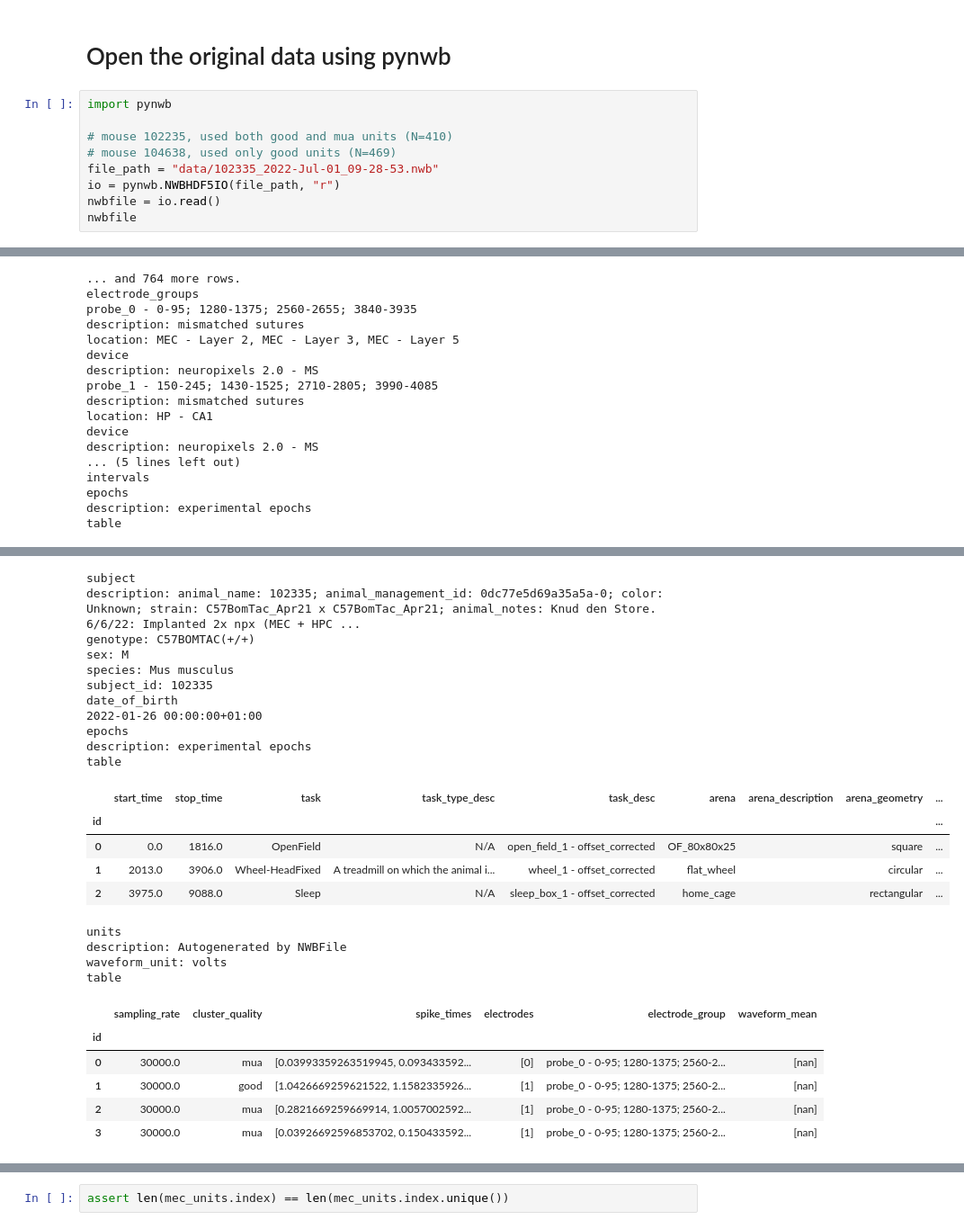
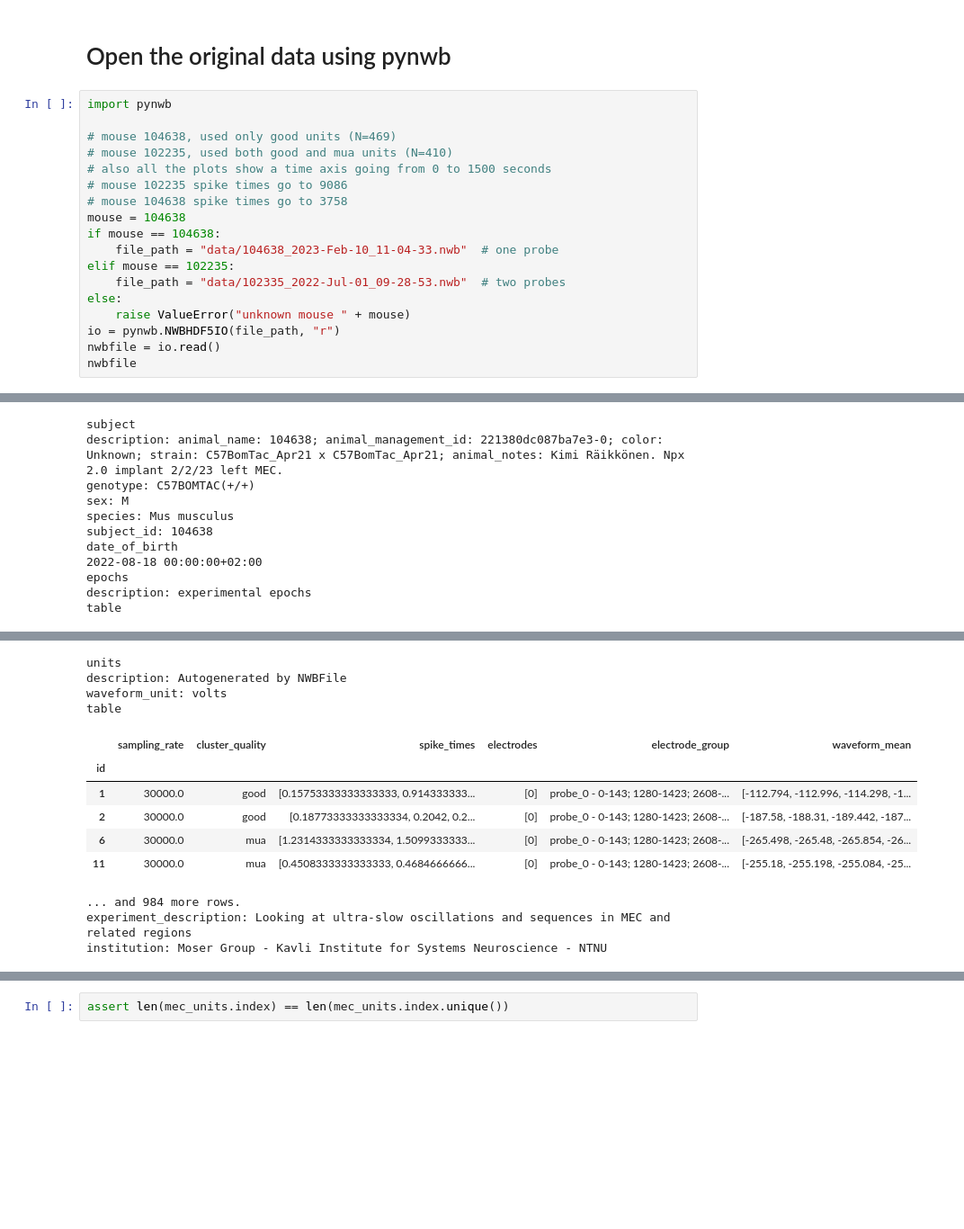
Before and after one commit to rly/replicate-gonzalo-cogno-2023, a Jupyter notebook: figure1_autocorr.ipynb, the cells around one changed output, grey strips where cells are left out. Shown at 90% size. Drawn from its saved outputs; the diff is of its cells as text; blank space fills up the shorter version.

```diff
--- a/figure1_autocorr.ipynb
+++ b/figure1_autocorr.ipynb
@@ -14,9 +14,18 @@ Navigate to `data/ecephys/`, open the two directories, select the NWB files, and
 # %%
 import pynwb
 
+# mouse 104638, used only good units (N=469)
 # mouse 102235, used both good and mua units (N=410)
-# mouse 104638, used only good units (N=469)
-file_path = "data/102335_2022-Jul-01_09-28-53.nwb"
+# also all the plots show a time axis going from 0 to 1500 seconds
+# mouse 102235 spike times go to 9086
+# mouse 104638 spike times go to 3758
+mouse = 104638
+if mouse == 104638:
+    file_path = "data/104638_2023-Feb-10_11-04-33.nwb"  # one probe
+elif mouse == 102235:
+    file_path = "data/102335_2022-Jul-01_09-28-53.nwb"  # two probes
+else:
+    raise ValueError("unknown mouse " + mouse)
 io = pynwb.NWBHDF5IO(file_path, "r")
 nwbfile = io.read()
 nwbfile
@@ -84,17 +86,11 @@ table
-... and 764 more rows.
-electrode_groups
-probe_0 - 0-95; 1280-1375; 2560-2655; 3840-3935
-description: mismatched sutures
-location: MEC - Layer 2, MEC - Layer 3, MEC - Layer 5
-device
-description: neuropixels 2.0 - MS
-probe_1 - 150-245; 1430-1525; 2710-2805; 3990-4085
-description: mismatched sutures
-location: HP - CA1
-device
-description: neuropixels 2.0 - MS
-... (5 lines left out)
-intervals
+subject
+description: animal_name: 104638; animal_management_id: 221380dc087ba7e3-0; color: Unknown; strain: C57BomTac_Apr21 x C57BomTac_Apr21; animal_notes: Kimi Räikkönen. Npx 2.0 implant 2/2/23 left MEC.
+genotype: C57BOMTAC(+/+)
+sex: M
+species: Mus musculus
+subject_id: 104638
+date_of_birth
+2022-08-18 00:00:00+02:00
 epochs
 description: experimental epochs
 table
@@ -106,26 +101,13 @@ table
-subject
-description: animal_name: 102335; animal_management_id: 0dc77e5d69a35a5a-0; color: Unknown; strain: C57BomTac_Apr21 x C57BomTac_Apr21; animal_notes: Knud den Store. 6/6/22: Implanted 2x npx (MEC + HPC ...
-genotype: C57BOMTAC(+/+)
-sex: M
-species: Mus musculus
-subject_id: 102335
-date_of_birth
-2022-01-26 00:00:00+01:00
-epochs
-description: experimental epochs
+units
+description: Autogenerated by NWBFile
+waveform_unit: volts
 table
-|  | start_time | stop_time | task | task_type_desc | task_desc | arena | arena_description | arena_geometry | ... |
-| id |  |  |  |  |  |  |  |  | ... |
-| 0 | 0.0 | 1816.0 | OpenField | N/A | open_field_1 - offset_corrected | OF_80x80x25 |  | square | ... |
-| 1 | 2013.0 | 3906.0 | Wheel-HeadFixed | A treadmill on which the animal i... | wheel_1 - offset_corrected | flat_wheel |  | circular | ... |
-| 2 | 3975.0 | 9088.0 | Sleep | N/A | sleep_box_1 - offset_corrected | home_cage |  | rectangular | ... |
+|  | sampling_rate | cluster_quality | spike_times | electrodes | electrode_group | waveform_mean |
+| id |  |  |  |  |  |  |
+| 1 | 30000.0 | good | [0.15753333333333333, 0.914333333... | [0] | probe_0 - 0-143; 1280-1423; 2608-... | [-112.794, -112.996, -114.298, -1... |
+| 2 | 30000.0 | good | [0.18773333333333334, 0.2042, 0.2... | [0] | probe_0 - 0-143; 1280-1423; 2608-... | [-187.58, -188.31, -189.442, -187... |
+| 6 | 30000.0 | mua | [1.2314333333333334, 1.5099333333... | [0] | probe_0 - 0-143; 1280-1423; 2608-... | [-265.498, -265.48, -265.854, -26... |
+| 11 | 30000.0 | mua | [0.4508333333333333, 0.4684666666... | [0] | probe_0 - 0-143; 1280-1423; 2608-... | [-255.18, -255.198, -255.084, -25... |
-units
-description: Autogenerated by NWBFile
-waveform_unit: volts
-table
+... and 984 more rows.
+experiment_description: Looking at ultra-slow oscillations and sequences in MEC and related regions
+institution: Moser Group - Kavli Institute for Systems Neuroscience - NTNU
-|  | sampling_rate | cluster_quality | spike_times | electrodes | electrode_group | waveform_mean |
-| id |  |  |  |  |  |  |
-| 0 | 30000.0 | mua | [0.03993359263519945, 0.093433592... | [0] | probe_0 - 0-95; 1280-1375; 2560-2... | [nan] |
-| 1 | 30000.0 | good | [1.0426669259621522, 1.1582335926... | [1] | probe_0 - 0-95; 1280-1375; 2560-2... | [nan] |
-| 2 | 30000.0 | mua | [0.2821669259669914, 1.0057002592... | [1] | probe_0 - 0-95; 1280-1375; 2560-2... | [nan] |
-| 3 | 30000.0 | mua | [0.03926692596853702, 0.150433592... | [1] | probe_0 - 0-95; 1280-1375; 2560-2... | [nan] |
```
Also changed, not shown: parts of 65 cells of this notebook, 3 other files.
